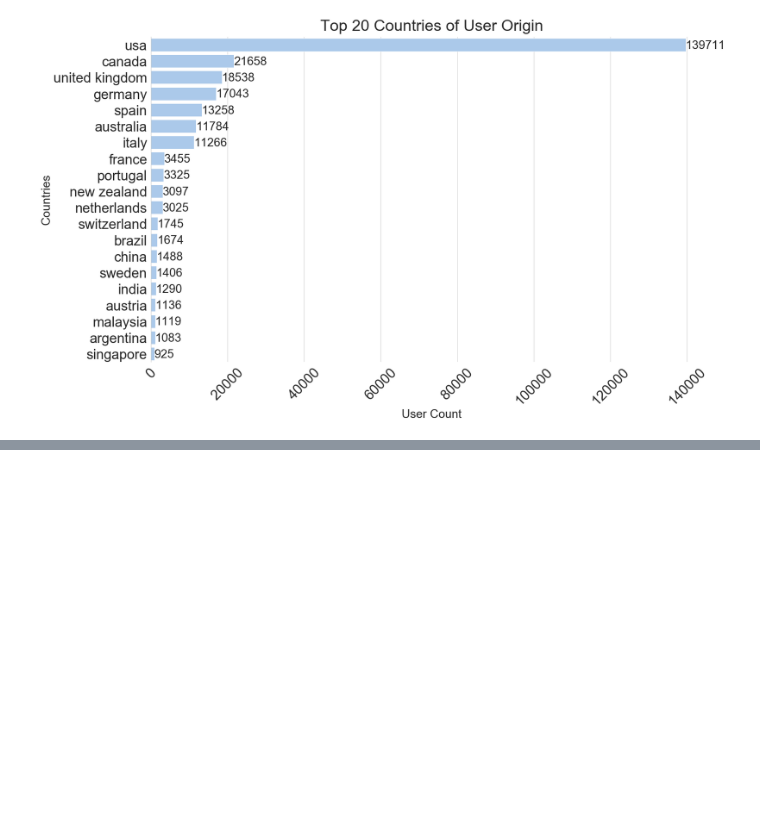
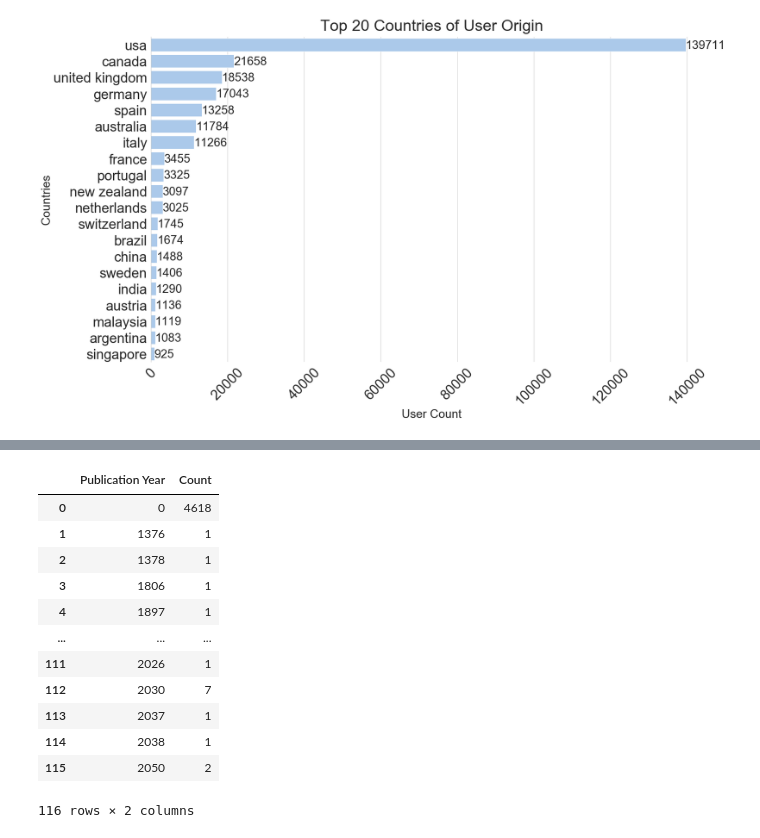
Before and after one commit to mpayumo/book-recommender-model, a Jupyter notebook: 1-book-recommender-EDA.ipynb, the cells around one changed output, grey strips where cells are left out. Cells and saved outputs as stored; diff of their text form; code cells hidden in the pictures; blank space fills up the shorter version.

```diff
--- a/1-book-recommender-EDA.ipynb
+++ b/1-book-recommender-EDA.ipynb
@@ -389,0 +401,26 @@ plot_horizontal_distribution('count', 'country',
+# %%
+year_df=year_df[year_df['Publication Year'] != 'Gallimard']
+# %%
+year_df=year_df[year_df['Publication Year'] != 'DK Publishing Inc']
+# %%
+year_df['Publication Year']=year_df['Publication Year'].apply(lambda x: int(x))
+# %%
+year_df=year_df.sort_values(by='Publication Year')
+# %%
+year_df.reset_index(inplace=True)
+year_df.drop('index',1,inplace=True)
+year_df
+# %% [output]
+|  | Publication Year | Count |
+| 0 | 0 | 4618 |
+| 1 | 1376 | 1 |
+| 2 | 1378 | 1 |
+| 3 | 1806 | 1 |
+| 4 | 1897 | 1 |
+| ... | ... | ... |
+| 111 | 2026 | 1 |
+| 112 | 2030 | 7 |
+| 113 | 2037 | 1 |
+| 114 | 2038 | 1 |
+| 115 | 2050 | 2 |
+116 rows × 2 columns
```
Also changed, not shown: parts of 33 cells of this notebook, 3 other files.
